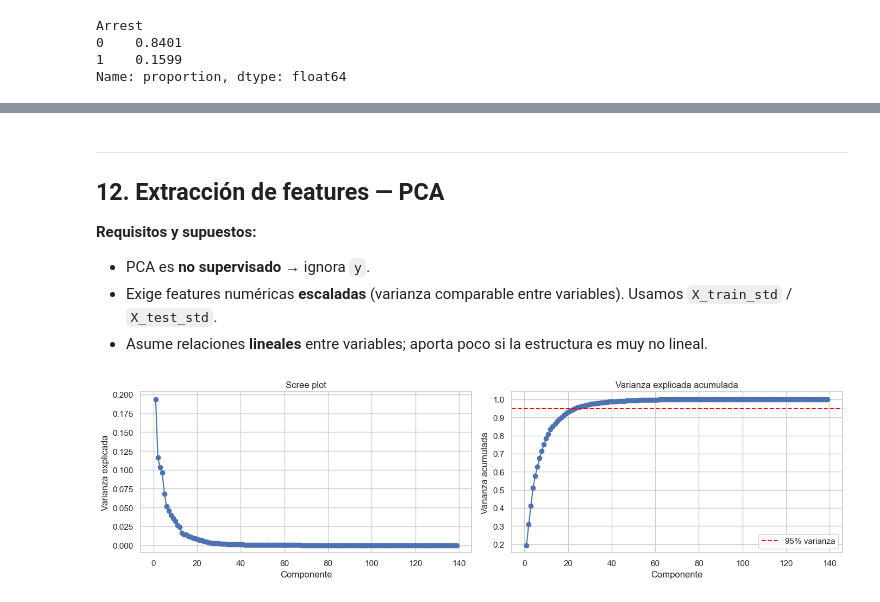
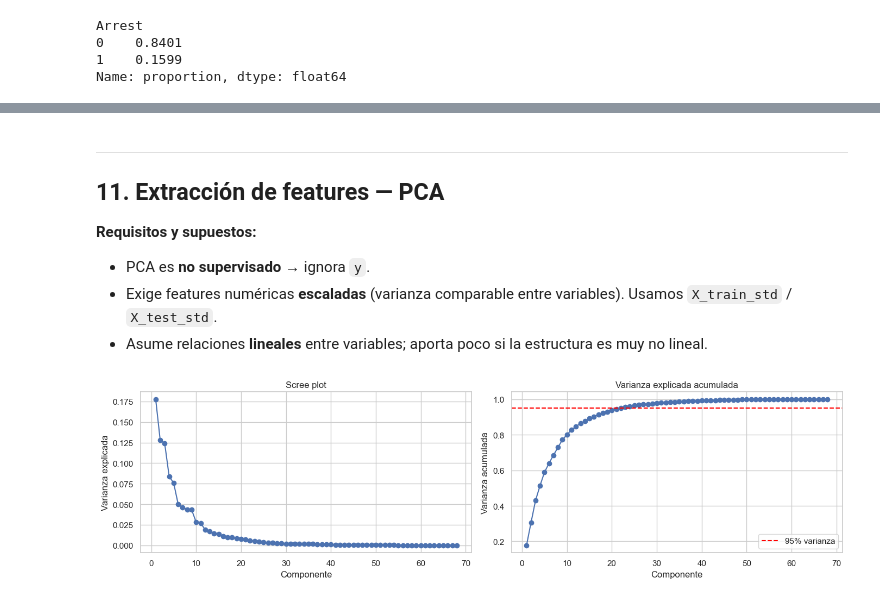
Before and after one commit to francomor/ceia-analisis-de-datos-tp-final, a Jupyter notebook: 2.tp_final_parte2_fran.ipynb, the cells around one changed output, grey strips where cells are left out. Saved outputs shown, nothing was run; the diff lists cells and outputs as text; code cells hidden in the pictures.

```diff
--- a/2.tp_final_parte2_fran.ipynb
+++ b/2.tp_final_parte2_fran.ipynb
@@ -410,11 +400,6 @@ Estrategia por cardinalidad:
 # Domestic booleano
 X_train['Domestic'] = X_train['Domestic'].astype(int)
 X_test['Domestic']  = X_test['Domestic'].astype(int)
-
-# Index Code (I/N) — ordinal binaria
-oe_index = OrdinalEncoder(handle_unknown='use_encoded_value', unknown_value=-1)
-X_train[['Index Code']] = oe_index.fit_transform(X_train[['Index Code']])
-X_test[['Index Code']]  = oe_index.transform(X_test[['Index Code']])
 
 # Reducir cardinalidad de Location Description a top-20 + OTHER
 top_loc = X_train['Location Description'].value_counts().head(20).index
@@ -424,7 +409,7 @@ X_test['Location Description'] = X_test['Location Description'].where(
     X_test['Location Description'].isin(top_loc), 'OTHER')
 # %%
 # One-Hot Encoding de baja cardinalidad
-cat_ohe = ['Primary Type', 'FBI Code', 'Location Description', 'IUCR Primary']
+cat_ohe = ['Primary Type', 'FBI Code', 'Location Description']
 ohe = OneHotEncoder(cols=cat_ohe, use_cat_names=True, handle_unknown='value', handle_missing='value')
 X_train = ohe.fit_transform(X_train)
 X_test  = ohe.transform(X_test)
@@ -469,12 +464,11 @@ Aplicamos:
 # %%
-kb_hour = KBinsDiscretizer(n_bins=4, encode='ordinal', strategy='quantile')
-X_train['time_of_day'] = kb_hour.fit_transform(X_train[['hour']]).astype(int)
-X_test['time_of_day']  = kb_hour.transform(X_test[['hour']]).astype(int)
-
+# Grilla geográfica (10x10) sobre Chicago.
 kb_geo = KBinsDiscretizer(n_bins=10, encode='ordinal', strategy='uniform')
 X_train[['lat_bin', 'lon_bin']] = kb_geo.fit_transform(X_train[['Latitude', 'Longitude']]).astype(int)
 X_test[['lat_bin', 'lon_bin']]  = kb_geo.transform(X_test[['Latitude', 'Longitude']]).astype(int)
 
-print('time_of_day (value_counts):')
-print(X_train['time_of_day'].value_counts().sort_index())
+print('lat_bin × lon_bin — cantidad de celdas pobladas en train:')
+grid = X_train.groupby(['lat_bin', 'lon_bin']).size()
+print(f'  Celdas con crímenes: {len(grid)} / {10*10}')
+print(f'  Mediana de crímenes por celda: {int(grid.median())}')
 # %% [output]
@@ -648,10 +678,21 @@ hour       time_of_day     0.960483
 dtype: float64
 # %%
-# VarianceThreshold sobre X_train_std — eliminamos features (casi) constantes
+# VarianceThreshold sobre X_train_std — eliminamos features (casi) constantes.
+# Trabajamos únicamente con columnas numéricas.
+num_cols_std = X_train_std.select_dtypes(include=[np.number]).columns.tolist()
+
 vt = VarianceThreshold(threshold=0.01)
-vt.fit(X_train_std.select_dtypes(include=[np.number]))
-num_cols_std = X_train_std.select_dtypes(include=[np.number]).columns
-descartadas_vt = num_cols_std[~vt.get_support()].tolist()
-print(f'{len(descartadas_vt)} columnas con var < 0.01:')
+vt.fit(X_train_std[num_cols_std].fillna(0))
+
+mantenidas_vt  = [c for c, keep in zip(num_cols_std, vt.get_support()) if keep]
+descartadas_vt = [c for c, keep in zip(num_cols_std, vt.get_support()) if not keep]
+
+# Aplicamos el filtro efectivamente a train y test
+X_train_vt = X_train_std[mantenidas_vt].copy()
+X_test_vt  = X_test_std[mantenidas_vt].copy()
+
+print(f'Features antes: {len(num_cols_std)} | después de VarianceThreshold: {len(mantenidas_vt)}')
+print(f'\n{len(descartadas_vt)} columnas con var < 0.01 (eliminadas):')
 print(descartadas_vt[:20])
+print(f'\nX_train_vt: {X_train_vt.shape} | X_test_vt: {X_test_vt.shape}')
 # %% [output]
@@ -703,6 +782,6 @@ Los tres estadísticos miden cosas distintas (asociación χ², varianza explica
 # %% [markdown]
 ---
-## 12. Extracción de features — PCA
+## 11. Extracción de features — PCA
 
 **Requisitos y supuestos:**
 
@@ -710,33 +789,34 @@ Los tres estadísticos miden cosas distintas (asociación χ², varianza explica
 - Exige features numéricas **escaladas** (varianza comparable entre variables). Usamos `X_train_std` / `X_test_std`.
 - Asume relaciones **lineales** entre variables; aporta poco si la estructura es muy no lineal.
 # %%
-X_tr_pca = X_train_std.select_dtypes(include=[np.number]).fillna(0)
-X_te_pca = X_test_std.select_dtypes(include=[np.number]).fillna(0)
+# Usamos el dataset ya filtrado por VarianceThreshold (evita componentes dominados por ruido de baja varianza).
+X_tr_pca = X_train_vt.fillna(0)
+X_te_pca = X_test_vt.fillna(0)
 X_te_pca = X_te_pca[X_tr_pca.columns]
 
 pca_full = PCA().fit(X_tr_pca)
 exp_var = pca_full.explained_variance_ratio_
 cum_var = np.cumsum(exp_var)
 componentes = np.arange(1, len(exp_var) + 1)
 
 fig, axes = plt.subplots(1, 2, figsize=(14, 4))
 axes[0].plot(componentes, exp_var, marker='o')
 axes[0].set_xlabel('Componente')
 axes[0].set_ylabel('Varianza explicada')
 axes[0].set_title('Scree plot')
 axes[0].grid(True)
 
 axes[1].plot(componentes, cum_var, marker='o')
 axes[1].axhline(0.95, color='red', linestyle='--', label='95% varianza')
 axes[1].set_xlabel('Componente')
 axes[1].set_ylabel('Varianza acumulada')
 axes[1].set_title('Varianza explicada acumulada')
 axes[1].legend()
 axes[1].grid(True)
 plt.tight_layout()
 plt.show()
 # %% [output]
-[figure, old version]
+[figure, new version]
 # %%
 pca = PCA(n_components=0.95, random_state=RANDOM_STATE)
 X_train_pca = pca.fit_transform(X_tr_pca)
```
Also changed, not shown: parts of 46 cells of this notebook.
